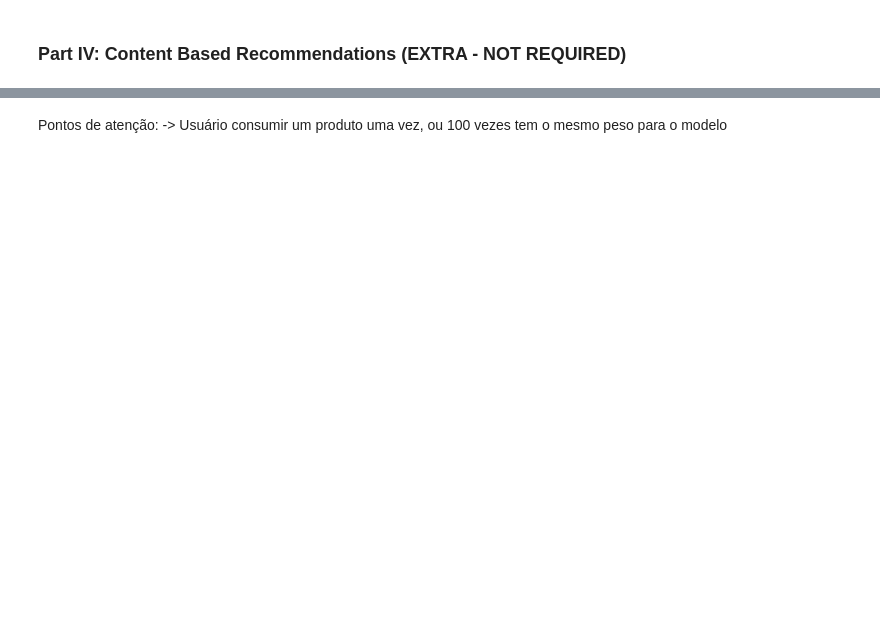
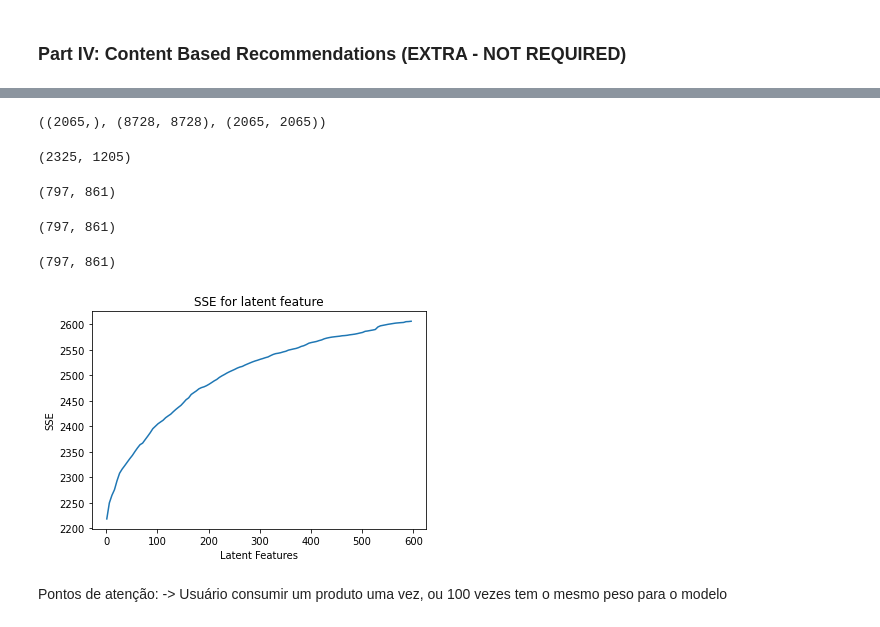
Before and after one commit to viniciusLambert/ecommerce-recommendation, a Jupyter notebook: Beer_recommendation.ipynb, the cells around one changed output, grey strips where cells are left out. Saved outputs shown, nothing was run; the diff lists cells and outputs as text; code cells hidden in the pictures; blank space fills up the shorter version.

```diff
--- a/Beer_recommendation.ipynb
+++ b/Beer_recommendation.ipynb
@@ -354,0 +601,7 @@ get_beer_names(user_user_recs(171, 10)) # Return 10 recommendations for user 171
+# %%
+# fit SVD on the user_item_train matrix
+u_train, s_train, vt_train =  np.linalg.svd(user_item_train)# fit svd similar to above then use the cells below
+
+s_train.shape, u_train.shape, vt_train.shape
+# %% [output]
+((2065,), (8728, 8728), (2065, 2065))
@@ -355,3 +625,59 @@ get_beer_names(user_user_recs(171, 10)) # Return 10 recommendations for user 171
+# %%
+user_item_test.shape
+# %% [output]
+(2325, 1205)
+# %%
+#Mout new train and test matrix using only interct values
+
+test_set = user_item_test.iloc[new_test_idx,new_test_beers]
+train_set = user_item_train.iloc[new_train_idx, new_train_beers]
+
+
+print(train_set.shape)
+test_set.shape
+# %% [output]
+(797, 861)
+(797, 861)
+# %%
+latent_features = np.arange(1,601,5)
+err = []
+
+for k in latent_features:
+
+    # Update shape of u, s and vt for train matrix
+    s_train_k = np.zeros((k, k))
+    s_train_k[:k, :k] = np.diag(s_train[:k])
+
+    u_train_k = u_train[:, :k]
+    vt_train_k =  vt_train[:k, :]
+
+    # Update shape of u, s and vt for test matrix
+    s_test_k = s_train_k
+
+    u_test_k = u_train_k[new_train_idx,:]
+    vt_test_k =  vt_train_k[:,new_train_beers]
+
+    # Compute the dot product
+    pred_ratings = np.dot(np.dot(u_test_k, s_test_k), vt_test_k)
+
+    # Compute the squared error for each predicted vs. actual rating
+    sum_square_errs = np.sum(np.sum((test_set - pred_ratings)**2))
+
+    err.append(sum_square_errs)
+
+
+
+test_set.shape
+# %% [output]
+(797, 861)
+# %%
+plt.plot(latent_features, err)
+plt.title('SSE for latent feature')
+plt.xlabel('Latent Features')
+plt.ylabel('SSE')
+plt.show()
+# %% [output]
+[figure, added]
 # %% [markdown]
 Pontos de atenção:
 -> Usuário consumir um produto uma vez, ou 100 vezes tem o mesmo peso para o modelo
```
Also changed, not shown: parts of 17 cells of this notebook.
